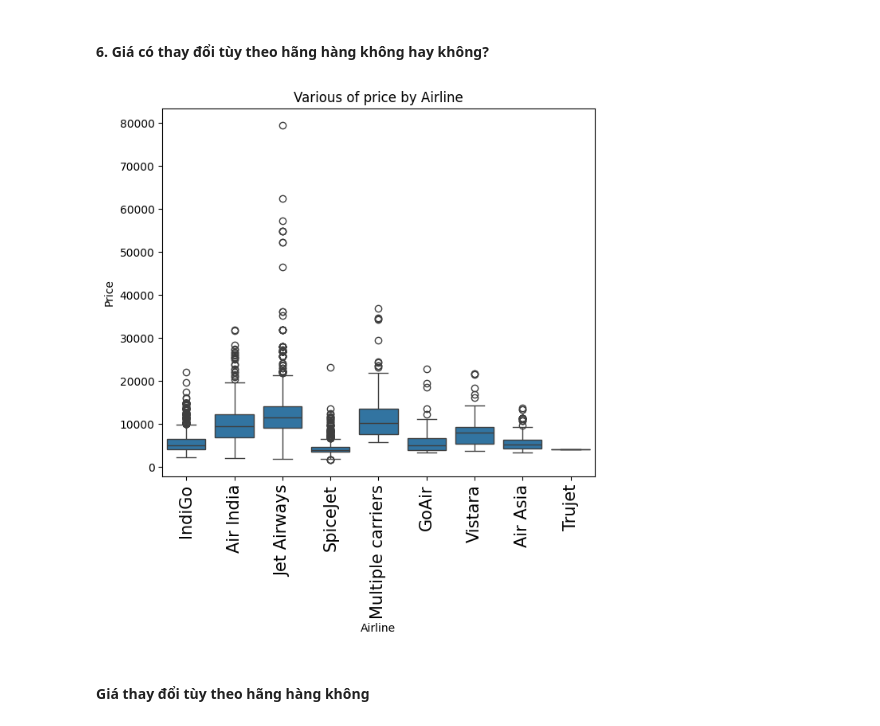
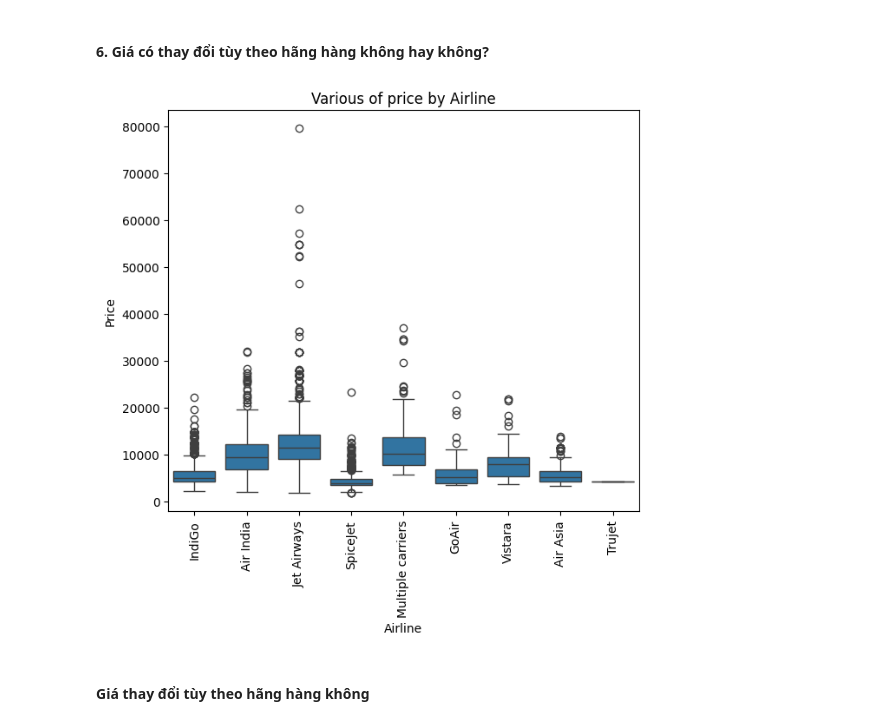
Before and after one commit to vngson/PTDLUD, a Jupyter notebook: main.ipynb, the cells around one changed output. Cells and saved outputs as stored; diff of their text form; code cells hidden in the pictures.

Commit message:
change visualize 2.5

```diff
--- a/main.ipynb
+++ b/main.ipynb
@@ -386,11 +399,11 @@ Tháng cao điểm là tháng 5
 # %%
 plt.figure(figsize=(7,6))
 sns.boxplot(x="Airline",y="Price",data=merged_data)
-plt.xticks(rotation=90,size=15)
+plt.xticks(rotation=90,size=10)
 plt.title("Various of price by Airline")
 plt.show()
 # %% [output]
-[figure, old version]
+[figure, new version]
 # %% [markdown]
 #### Giá thay đổi tùy theo hãng hàng không
 # %% [markdown]
```
Also changed, not shown: parts of 4 cells of this notebook.
